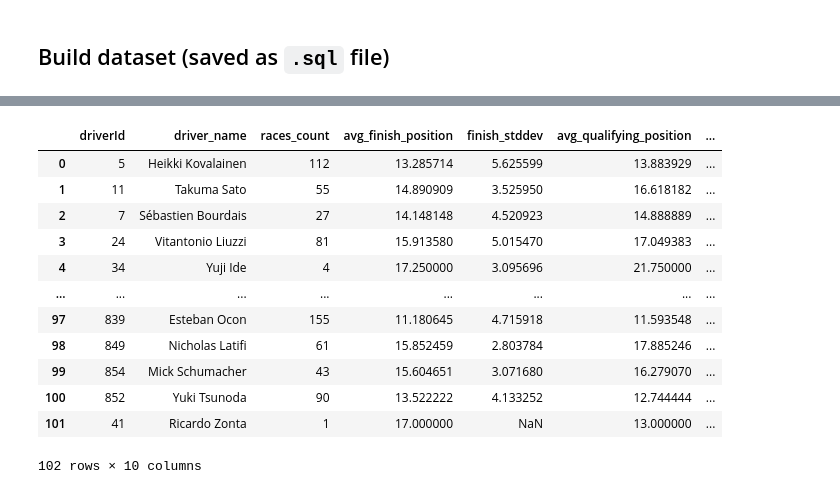
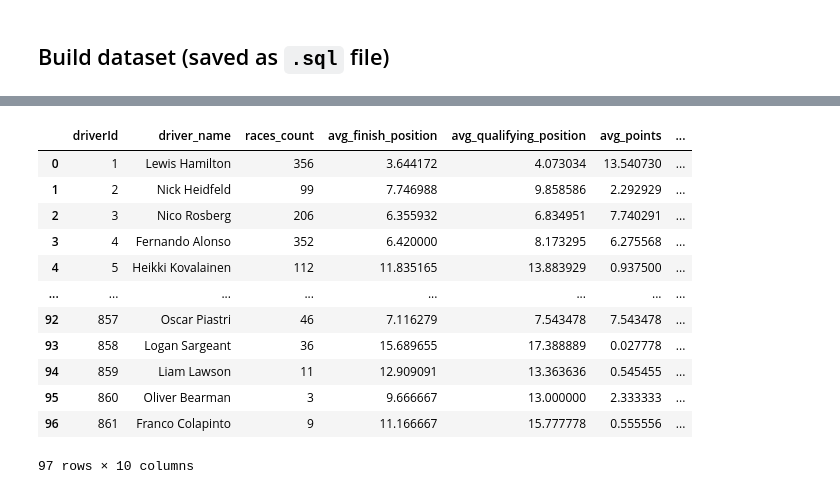
Before and after one commit to daphnenyyu/Code_Portfolio, a Jupyter notebook: F1_clustering/sql-f1.ipynb, the cells around one changed output, grey strips where cells are left out. Drawn from its saved outputs; the diff is of its cells as text; code cells hidden in the pictures.

```diff
--- a/F1_clustering/sql-f1.ipynb
+++ b/F1_clustering/sql-f1.ipynb
@@ -301,55 +405,75 @@ LIMIT 10;
 # %%
 %%sql
 
 WITH driver_race_stats AS (
     SELECT
         r.driverId,
         r.raceId,
         r.grid,
-        r.positionOrder AS finish_position,
+        r.position AS finish_position,
         r.points,
         q.position AS quali_position,
+        r.constructorId,
+        r.fastestLapTime,
+        RANK() OVER(PARTITION BY q.raceId, q.constructorId ORDER BY q.position DESC) - 1 AS out_qualify_teammate,
         CASE
-            WHEN r.fastestLapSpeed NOT IN ('\N', '') THEN
-                CAST(SPLIT_PART(r.fastestLapTime, ':', 1) AS INT) * 60000 +
-                CAST(SPLIT_PART(r.fastestLapTime, ':', 2) AS DOUBLE) * 1000
+            WHEN COUNT(r.position) OVER (PARTITION BY r.raceId, r.constructorId) = 2
+            THEN RANK() OVER(PARTITION BY r.raceId, r.constructorId ORDER BY r.position DESC) - 1
+            WHEN COUNT(r.position) OVER (PARTITION BY r.raceId, r.constructorId) = 1
+                AND r.position IS NOT NULL
+            THEN 1
+            WHEN COUNT(r.position) OVER (PARTITION BY r.raceId, r.constructorId) = 1
+                AND r.position IS NULL
+            THEN 0
             ELSE NULL
-        END AS fastest_lap_time_in_ms
+        END AS out_perform_teammate,
+        CASE
+            WHEN r.grid IS NOT NULL AND r.position IS NOT NULL
+                THEN r.grid - r.position
+            WHEN r.grid IS NULL AND r.position IS NOT NULL
+                THEN 0
+            WHEN r.grid IS NOT NULL AND r.position IS NULL
+                THEN r.grid
+            ELSE NULL
+        END AS position_delta,
+        CASE
+            WHEN r.position IS NULL THEN 1
+            ELSE 0
+        END AS no_result,
     FROM results r
     LEFT JOIN qualifying q ON r.driverId = q.driverId AND r.raceId = q.raceId
     LEFT JOIN races ON q.raceId = races.raceId
     WHERE races.year >= 2005
 )
 
 SELECT
     d.driverId,
     d.forename || ' ' || d.surname AS driver_name,
     COUNT(DISTINCT drs.raceId) AS races_count,
     AVG(drs.finish_position) AS avg_finish_position,
-    STDDEV(drs.finish_position) AS finish_stddev,
     AVG(drs.quali_position) AS avg_qualifying_position,
     AVG(drs.points) AS avg_points,
-    AVG(drs.grid) AS avg_grid_position,
-    AVG(CASE
-          WHEN drs.grid IS NOT NULL AND drs.finish_position IS NOT NULL
-          THEN CASE WHEN drs.finish_position < drs.grid THEN 1 ELSE 0 END
-          ELSE NULL
-        END) AS improvement_rate,
-    AVG(drs.fastest_lap_time_in_ms) AS avg_fastest_lap_time_in_ms
+    AVG(position_delta) AS avg_position_delta,
+    AVG(out_qualify_teammate) AS out_qualify_percent,
+    AVG(out_perform_teammate) AS out_perform_percent,
+    AVG(no_result) AS no_result_percent,
 FROM driver_race_stats drs
-JOIN drivers d ON drs.driverId = d.driverId
+LEFT JOIN drivers d ON drs.driverId = d.driverId
+JOIN lap_times lt ON drs.driverId = lt.driverId
 GROUP BY d.driverId, driver_name
+HAVING races_count > 1
+ORDER BY d.driverId
 # %% [output]
-|  | driverId | driver_name | races_count | avg_finish_position | finish_stddev | avg_qualifying_position | ... |
-| 0 | 5 | Heikki Kovalainen | 112 | 13.285714 | 5.625599 | 13.883929 | ... |
-| 1 | 11 | Takuma Sato | 55 | 14.890909 | 3.525950 | 16.618182 | ... |
-| 2 | 7 | Sébastien Bourdais | 27 | 14.148148 | 4.520923 | 14.888889 | ... |
-| 3 | 24 | Vitantonio Liuzzi | 81 | 15.913580 | 5.015470 | 17.049383 | ... |
-| 4 | 34 | Yuji Ide | 4 | 17.250000 | 3.095696 | 21.750000 | ... |
+|  | driverId | driver_name | races_count | avg_finish_position | avg_qualifying_position | avg_points | ... |
+| 0 | 1 | Lewis Hamilton | 356 | 3.644172 | 4.073034 | 13.540730 | ... |
+| 1 | 2 | Nick Heidfeld | 99 | 7.746988 | 9.858586 | 2.292929 | ... |
+| 2 | 3 | Nico Rosberg | 206 | 6.355932 | 6.834951 | 7.740291 | ... |
+| 3 | 4 | Fernando Alonso | 352 | 6.420000 | 8.173295 | 6.275568 | ... |
+| 4 | 5 | Heikki Kovalainen | 112 | 11.835165 | 13.883929 | 0.937500 | ... |
 | ... | ... | ... | ... | ... | ... | ... | ... |
-| 97 | 839 | Esteban Ocon | 155 | 11.180645 | 4.715918 | 11.593548 | ... |
-| 98 | 849 | Nicholas Latifi | 61 | 15.852459 | 2.803784 | 17.885246 | ... |
-| 99 | 854 | Mick Schumacher | 43 | 15.604651 | 3.071680 | 16.279070 | ... |
-| 100 | 852 | Yuki Tsunoda | 90 | 13.522222 | 4.133252 | 12.744444 | ... |
-| 101 | 41 | Ricardo Zonta | 1 | 17.000000 | NaN | 13.000000 | ... |
+| 92 | 857 | Oscar Piastri | 46 | 7.116279 | 7.543478 | 7.543478 | ... |
+| 93 | 858 | Logan Sargeant | 36 | 15.689655 | 17.388889 | 0.027778 | ... |
+| 94 | 859 | Liam Lawson | 11 | 12.909091 | 13.363636 | 0.545455 | ... |
+| 95 | 860 | Oliver Bearman | 3 | 9.666667 | 13.000000 | 2.333333 | ... |
+| 96 | 861 | Franco Colapinto | 9 | 11.166667 | 15.777778 | 0.555556 | ... |
-102 rows × 10 columns
+97 rows × 10 columns
```
Also changed, not shown: parts of 7 cells of this notebook, 3 other files.
